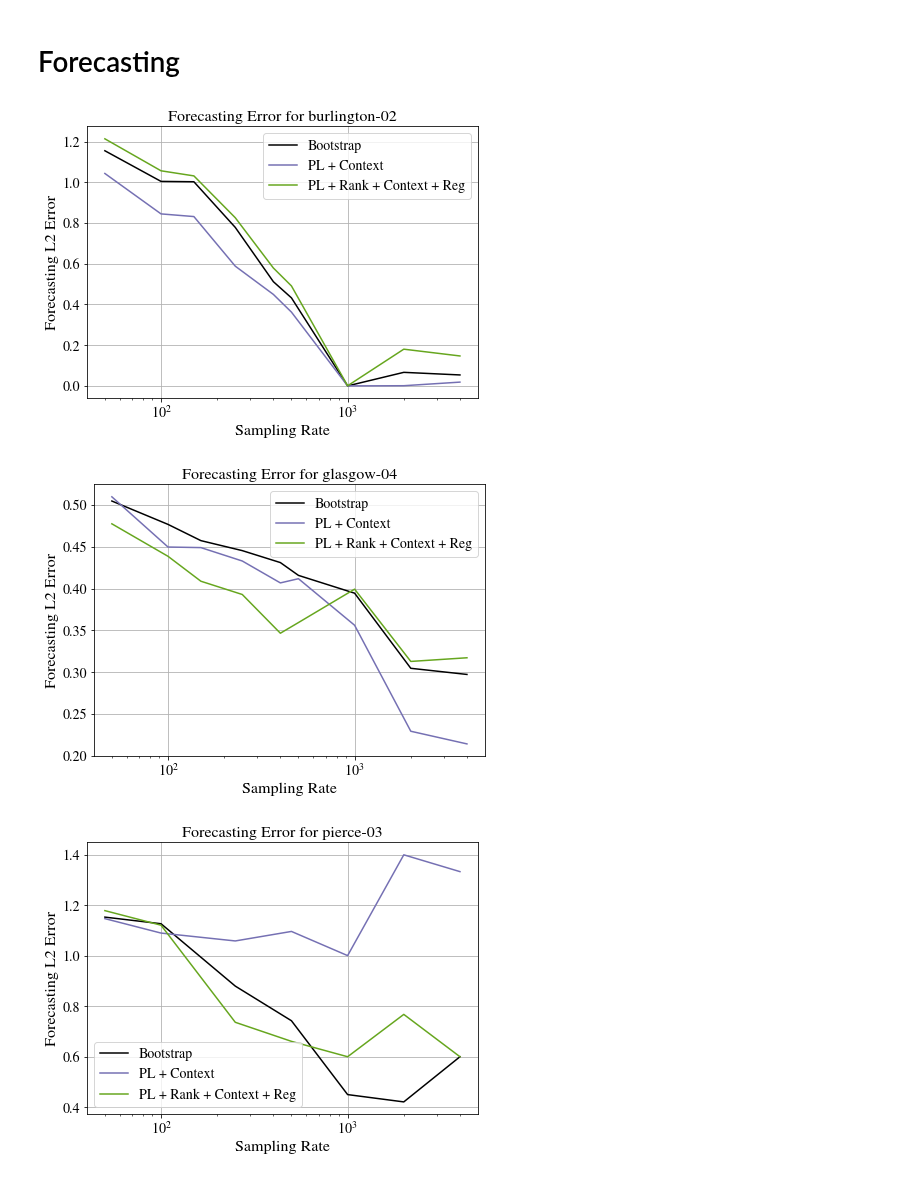
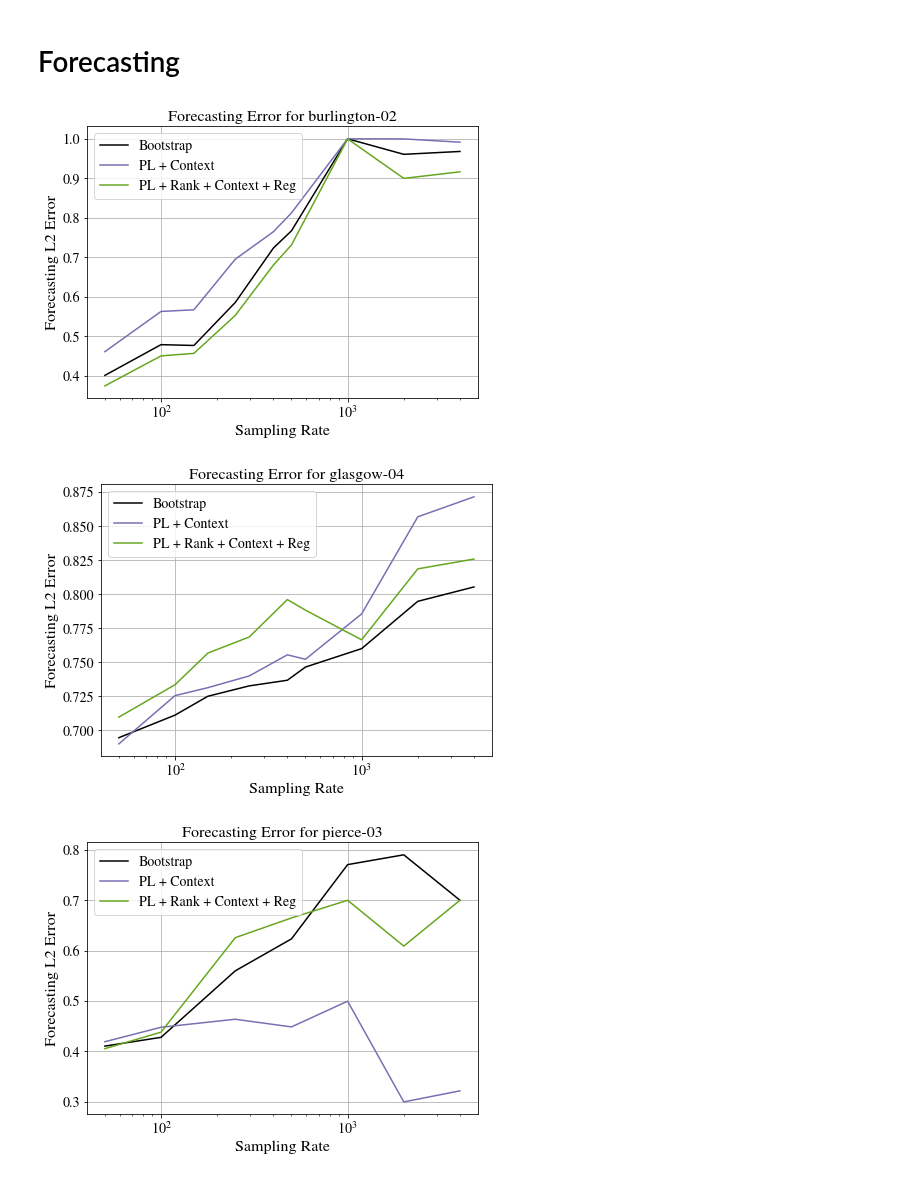
Before and after one commit to dliu18/irv-ballot-length, a Jupyter notebook: notebooks/Push Pull Model Evaluation.ipynb, the cells around one changed output. Saved outputs shown, nothing was run; the diff lists cells and outputs as text; code cells hidden in the pictures.

```diff
--- a/notebooks/Push Pull Model Evaluation.ipynb
+++ b/notebooks/Push Pull Model Evaluation.ipynb
@@ -115,10 +115,4 @@ poll is sampled with replacement
 * All win share results are in win_shares_by_election_key* (4 trials)
 
 * ran 50 trials for burlington-02, sl-01, takomapark-01, sf-07. Each has its own pickle file.
-# %%
-with open("../results/push_pull_eval/l2_by_election_filtered_burlington-02.pickle", "rb") as pickleFile:
-    KL_results = pickle.load(pickleFile)
-
-with open("../results/push_pull_eval/win_shares_by_election_filtered_burlington-02.pickle", "rb") as pickleFile:
-    win_shares_results = pickle.load(pickleFile)
 # %%
@@ -207,7 +165,7 @@ election: pierce-03      18750.0 wins
 # %%
-SMALL_SIZE = 14
-MEDIUM_SIZE = 16
-BIGGER_SIZE = 16
+SMALL_SIZE = 18
+MEDIUM_SIZE = 20
+BIGGER_SIZE = 20
 plt.rc('font', size=SMALL_SIZE, family = "Nimbus Roman")          # controls default text sizes
 plt.rc('axes', titlesize=MEDIUM_SIZE)     # fontsize of the axes title
 plt.rc('axes', labelsize=MEDIUM_SIZE)    # fontsize of the x and y labels
@@ -226,4 +184,11 @@ def get_color_from_model_name(model_name):
         "PL + Rank + Context + Reg": colors[4]
     }
     return model_to_color[model_name]
+
+election_display_name = {
+    "burlington-02": "Burlington 2009 Mayor",
+    "glasgow-04": "Glasgow 2008 City Council - Canal Ward",
+    "pierce-03": "Pierce County Executive 2008",
+    "sf-11": "San Francisco Mayor 2011"
+}
 # %%
@@ -308,6 +312,7 @@ for election_name in win_shares_results:
     ax.set_title(f"Forecasting Error for {election_name}")
     ax.set_xlabel("Sampling Rate")
     ax.set_ylabel("Forecasting L2 Error")
+    p_oracle = np.array([win_shares_oracle[election_name][1.0][cand] for cand in cands])
 
     for model_name in win_shares_results[election_name]:
 
@@ -316,39 +321,39 @@ for election_name in win_shares_results:
         for size in sample_sizes:
             if size >= 1000:
                 num_trials = 10
             elif election_name in ["pierce-03", "sf-11"]:
                 num_trials = 75
             elif election_name in ["burlington-02", "glasgow-04"]:
                 num_trials = 200
 
             errors = []
             for trial_idx in range(num_trials):
                 # for num_simulations, sample n ballots to get a cand win shares vector
                 cand_wins = {
                     cand: win_shares_results[election_name][model_name][size][cand][trial_idx]\
                     for cand in cands
                 }
 
                 # add error to errors
 #                 error = cand_wins[correct_winner] / num_simulations
-                error = 0
-                for cand in cands:
-                    p = cand_wins[cand] / num_simulations
-                    error += (win_shares_oracle[election_name][1.0][cand] - p)**2
+                p_estimated = np.array([cand_wins[cand] / num_simulations for cand in cands])
+#                 error = np.linalg.norm(p_estimated - p_oracle)**2
+                error = np.dot(p_oracle, p_estimated) / (np.linalg.norm(p_estimated) * np.linalg.norm(p_oracle))
+
                 errors.append(error)
 #             if model_name == "PL + Context":
 #                 print([f"{x:.1e}" for x in errors])
             errors_by_size.append(np.mean(errors))
 
         ax.plot(sample_sizes, errors_by_size,
                 label=model_name,
                 color=get_color_from_model_name(model_name))
     ax.legend()
     ax.grid()
     ax.set_xscale("log")
 # %% [output]
-[figure, old version]
+[figure, new version]
-[figure, old version]
+[figure, new version]
-[figure, old version]
+[figure, new version]
 # %%
 num_simulations = 250
```
Also changed, not shown: parts of 6 cells of this notebook, 6 other files.
